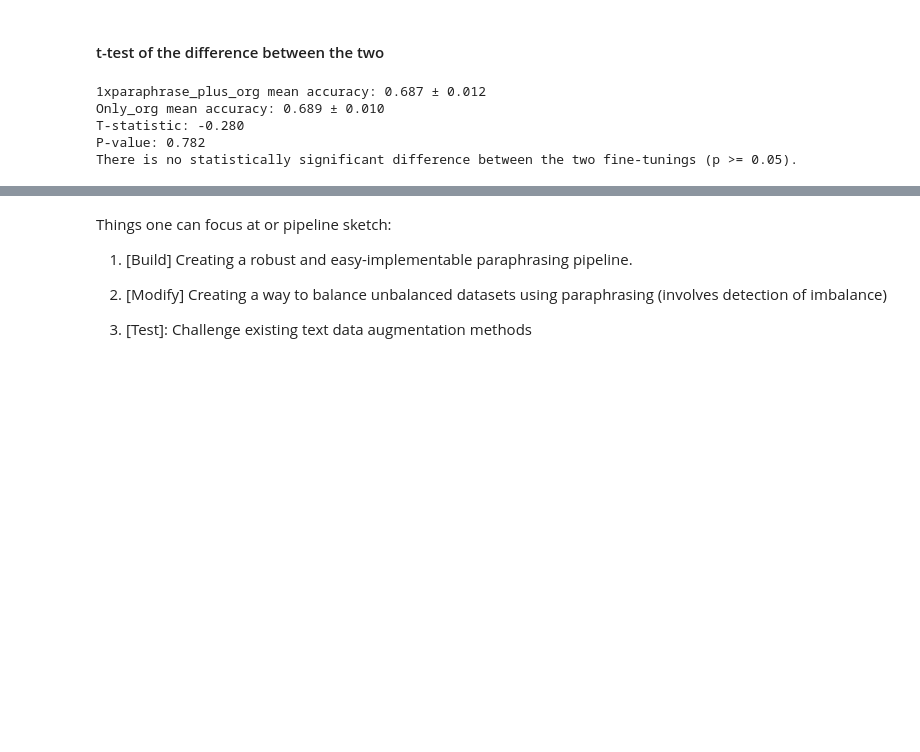
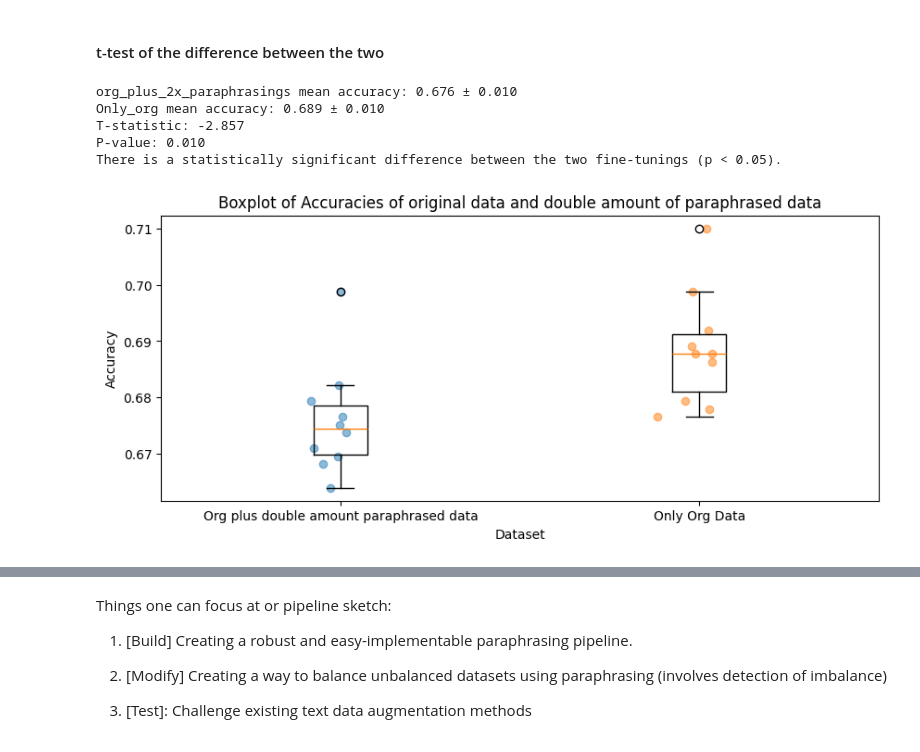
Before and after one commit to jorgenhw/NLP_exam_2023, a Jupyter notebook: nbs/sandbox.ipynb, the cells around one changed output, grey strips where cells are left out. Cells and saved outputs as stored; diff of their text form; code cells hidden in the pictures; blank space fills up the shorter version.

```diff
--- a/nbs/sandbox.ipynb
+++ b/nbs/sandbox.ipynb
@@ -198,7 +251,7 @@ def read_reports(report_folder, file_pattern):
 # reading data from the reports
 report_folder = "../classification_reports"
 
-data_1xparaphrase_plus_org = read_reports(report_folder, '{}normal_plus_paraphrasex1_report.csv')
+data_1xparaphrase_plus_org = read_reports(report_folder, '{}classification_report_org_plus_2x_paraphrasings.csv')
 
 data_only_org = read_reports(report_folder, '{}original_report.csv')
 
@@ -215,7 +268,7 @@ from scipy.stats import ttest_ind
 t_stat, p_value = ttest_ind(data_1xparaphrase_plus_org, data_only_org, equal_var=False)
 
 # Output the means, standard deviations, and results of the t-test
-print(f"1xparaphrase_plus_org mean accuracy: {mean_1xparaphrase_plus_org:.3f} ± {std_1xparaphrase_plus_org:.3f}")
+print(f"org_plus_2x_paraphrasings mean accuracy: {mean_1xparaphrase_plus_org:.3f} ± {std_1xparaphrase_plus_org:.3f}")
 print(f"Only_org mean accuracy: {mean_only_org:.3f} ± {std_only_org:.3f}")
 print(f"T-statistic: {t_stat:.3f}")
 print(f"P-value: {p_value:.3f}")
@@ -230,11 +283,39 @@ else:
 # Note that we set equal_var=False, which means we perform Welch's t-test that does not assume equal population variances. This is a good default choice when sample sizes and
 # variances are not assumed to be equal.
 # %% [output]
-1xparaphrase_plus_org mean accuracy: 0.687 ± 0.012
+org_plus_2x_paraphrasings mean accuracy: 0.676 ± 0.010
 Only_org mean accuracy: 0.689 ± 0.010
-T-statistic: -0.280
-P-value: 0.782
-There is no statistically significant difference between the two fine-tunings (p >= 0.05).
+T-statistic: -2.857
+P-value: 0.010
+There is a statistically significant difference between the two fine-tunings (p < 0.05).
+# %%
+import matplotlib.pyplot as plt
+
+# Using the means and standard deviations calculated above, we can plot the boxplots
+fig, ax = plt.subplots()
+
+# Combine the data into a list of arrays for plotting
+data_to_plot = [data_1xparaphrase_plus_org, data_only_org]
+
+# Create the boxplot
+ax.boxplot(data_to_plot, labels=['Org plus double amount paraphrased data', 'Only Org Data'])
+
+# Optionally, add scatter points to show all data points
+for index, distribution in enumerate(data_to_plot, start=1):
+    y = distribution
+    x = np.random.normal(index, 0.04, size=len(y))  # Add some random jitter to the x-axis
+    ax.scatter(x, y, alpha=0.5)
+
+# Add labels and title
+ax.set_xlabel('Dataset')
+ax.set_ylabel('Accuracy')
+ax.set_title('Boxplot of Accuracies of original data and double amount of paraphrased data')
+
+# Make plot larger
+fig.set_size_inches(10, 4)
+plt.show()
+# %% [output]
+[figure, added]
 # %%
 import matplotlib.pyplot as plt
 from scipy.stats import norm
```
Also changed, not shown: parts of 8 cells of this notebook, 56 other files.
